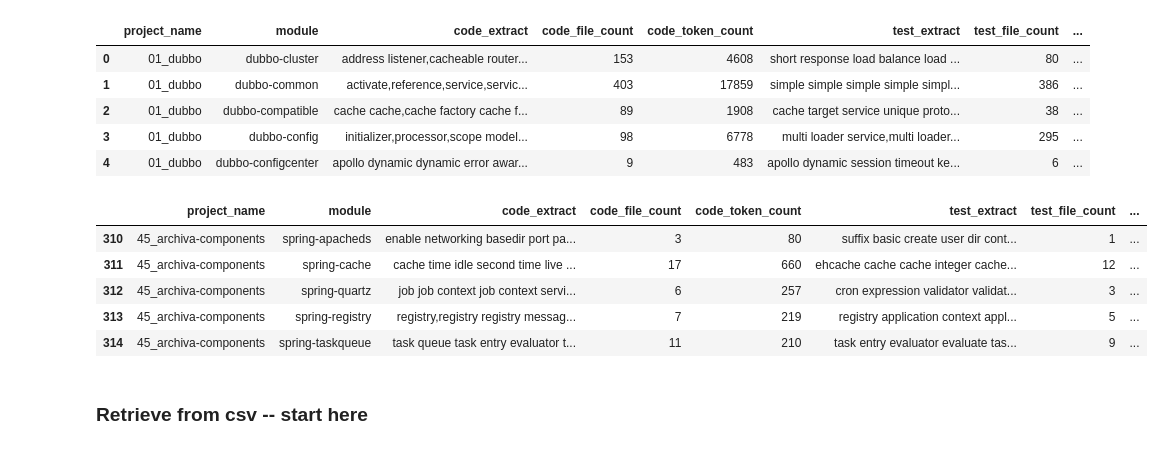
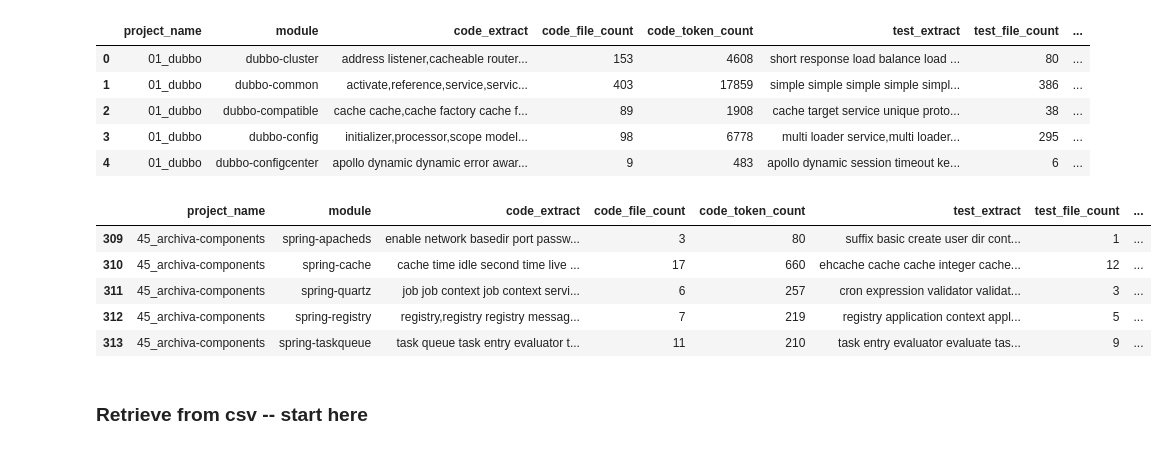
Before and after one commit to zakipauzi/concept-domain-coverage, a Jupyter notebook: concept_coverage.ipynb, the cells around one changed output. Saved outputs shown, nothing was run; the diff lists cells and outputs as text; code cells hidden in the pictures.

Commit message:
finished extraction

```diff
--- a/concept_drift.ipynb
+++ b/concept_coverage.ipynb
@@ -111,7 +109,7 @@ import os
 
 # we will have to define the module folders present in each repo manually, as they are not arranged uniformly
 
-repo_folder_names = dataset_df["name"].tolist()
+repo_folder_names = os.listdir('repo')
 
 modules_dir = [
     ['dubbo-build-tools','dubbo-cluster','dubbo-common','dubbo-compatible','dubbo-compiler','dubbo-config','dubbo-configcenter','dubbo-container','dubbo-demo','dubbo-dependencies','dubbo-filter','dubbo-kubernetes','dubbo-metadata','dubbo-metrics','dubbo-monitor','dubbo-native','dubbo-native-plugin','dubbo-plugin','dubbo-registry','dubbo-remoting','dubbo-rpc','dubbo-serialization','dubbo-spring-boot','dubbo-xds'],
@@ -161,20 +159,21 @@ modules_dir = [
     ['expression-evaluator','graph','rest-util','spring-apacheds','spring-cache','spring-quartz','spring-registry','spring-taskqueue']
 ]
 # %%
-modules_final_list = []
-repo_final_list = []
+def run_code_extract(repo_name, ctr):
 
-code_final_list = []
-code_file_count_list = []
-code_token_count_list = []
+    modules_final_list = []
+    repo_final_list = []
 
-test_final_list = []
-test_file_count_list = []
-test_token_count_list = []
+    code_final_list = []
+    code_file_count_list = []
+    code_token_count_list = []
 
-ctr = 0
+    test_final_list = []
+    test_file_count_list = []
+    test_token_count_list = []
 
-for repo_name in repo_folder_names:
+    # print(f"repo name: {repo_name}")
+    # print(f"ctr: {ctr}")
 
     for module in modules_dir[ctr]:
 
@@ -193,6 +192,9 @@ for repo_name in repo_folder_names:
         test_file_count_list.append(test_file_count)
         test_token_count_list.append(test_token_count)
 
-    print('{} done...'.format(repo_name))
+    data_df = pd.DataFrame(zip(*[repo_final_list,modules_final_list,code_final_list,code_file_count_list,code_token_count_list,
+                                  test_final_list,test_file_count_list,test_token_count_list]))
+    data_df.columns = ['project_name','module','code_extract','code_file_count','code_token_count','test_extract',
+                        'test_file_count','test_token_count']
 
-    ctr+=1
+    return data_df
@@ -240,0 +201,7 @@ data_df
+# %%
+from tqdm import tqdm
+
+data_df_list = [run_code_extract(x,i) for i, x in tqdm(enumerate(repo_folder_names))]
+full_data_df = pd.concat(data_df_list)
+full_data_df = full_data_df[full_data_df['code_token_count']!=0]
+full_data_df = full_data_df[full_data_df['test_token_count']!=0]
@@ -275,4 +261,4 @@ FileNotFoundError: [Errno 2] No such file or directory: 'repo\\storm\\README.txt
 # %%
 doc_extract_df = pd.DataFrame(zip(*[repo_folder_names, doc_final_list, doc_token_count_list]))
 doc_extract_df.columns = ['project_name', 'doc_extract', 'doc_token_count']
-doc_extract_df[:10]
+full_data_df = full_data_df.merge(doc_extract_df, on='project_name')
@@ -307,12 +272,12 @@ data_df.head()
 | 3 | 01_dubbo | dubbo-config | initializer,processor,scope model... | 98 | 6778 | multi loader service,multi loader... | 295 | ... |
 | 4 | 01_dubbo | dubbo-configcenter | apollo dynamic dynamic error awar... | 9 | 483 | apollo dynamic session timeout ke... | 6 | ... |
 # %%
-data_df.tail()
+full_data_df.tail()
 # %% [output]
 |  | project_name | module | code_extract | code_file_count | code_token_count | test_extract | test_file_count | ... |
-| 310 | 45_archiva-components | spring-apacheds | enable networking basedir port pa... | 3 | 80 | suffix basic create user dir cont... | 1 | ... |
-| 311 | 45_archiva-components | spring-cache | cache time idle second time live ... | 17 | 660 | ehcache cache cache integer cache... | 12 | ... |
-| 312 | 45_archiva-components | spring-quartz | job job context job context servi... | 6 | 257 | cron expression validator validat... | 3 | ... |
-| 313 | 45_archiva-components | spring-registry | registry,registry registry messag... | 7 | 219 | registry application context appl... | 5 | ... |
-| 314 | 45_archiva-components | spring-taskqueue | task queue task entry evaluator t... | 11 | 210 | task entry evaluator evaluate tas... | 9 | ... |
+| 309 | 45_archiva-components | spring-apacheds | enable network basedir port passw... | 3 | 80 | suffix basic create user dir cont... | 1 | ... |
+| 310 | 45_archiva-components | spring-cache | cache time idle second time live ... | 17 | 660 | ehcache cache cache integer cache... | 12 | ... |
+| 311 | 45_archiva-components | spring-quartz | job job context job context servi... | 6 | 257 | cron expression validator validat... | 3 | ... |
+| 312 | 45_archiva-components | spring-registry | registry,registry registry messag... | 7 | 219 | registry application context appl... | 5 | ... |
+| 313 | 45_archiva-components | spring-taskqueue | task queue task entry evaluator t... | 11 | 210 | task entry evaluator evaluate tas... | 9 | ... |
 # %%
```
Also changed, not shown: parts of 14 cells of this notebook, 1 other file.
